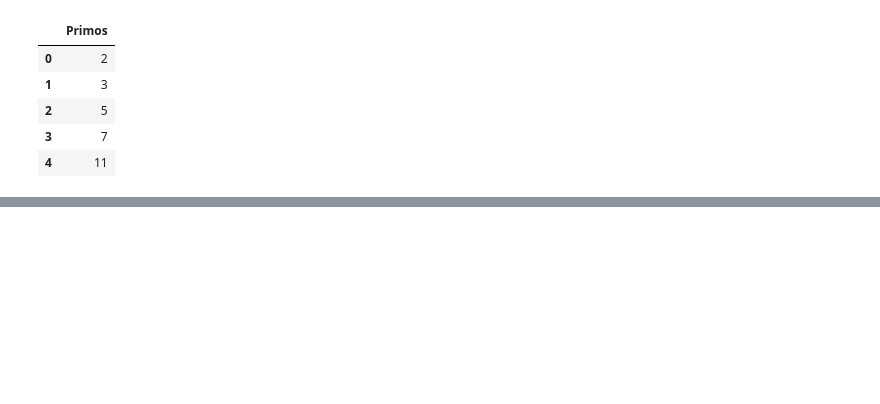
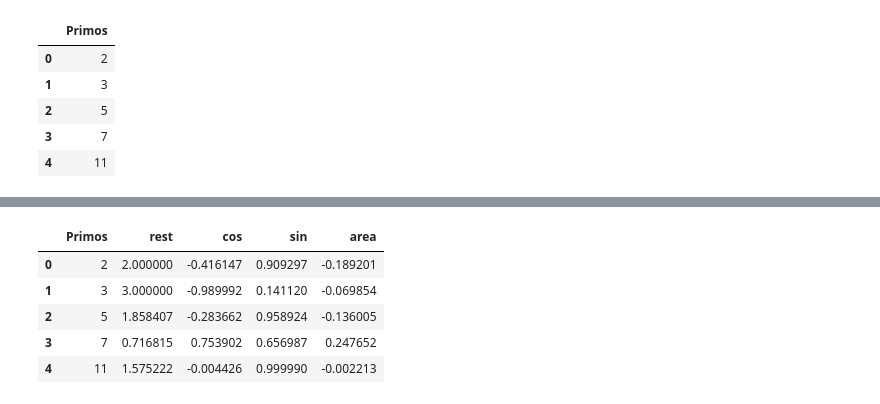
Before and after one commit to edgaracosta888/Proyectos_de_Matematicas, a Jupyter notebook: Numeros_Primos/Aplicaciones.ipynb, the cells around one changed output, grey strips where cells are left out. Drawn from its saved outputs; the diff is of its cells as text; code cells hidden in the pictures; blank space fills up the shorter version.

```diff
--- a/Numeros_Primos/Aplicaciones.ipynb
+++ b/Numeros_Primos/Aplicaciones.ipynb
@@ -33,0 +41,16 @@ suma
+# %%
+
+# ================================================================================================
+# A partir de la ubicación del número primo en el círculo unitario, se puede calcular el área del
+# triángulo formado por el origen, el punto en el círculo unitario y el eje x.
+# ================================================================================================
+
+df_primos['area'] = (df_primos.cos * df_primos.sin)/2
+df_primos.head()
+# %% [output]
+|  | Primos | rest | cos | sin | area |
+| 0 | 2 | 2.000000 | -0.416147 | 0.909297 | -0.189201 |
+| 1 | 3 | 3.000000 | -0.989992 | 0.141120 | -0.069854 |
+| 2 | 5 | 1.858407 | -0.283662 | 0.958924 | -0.136005 |
+| 3 | 7 | 0.716815 | 0.753902 | 0.656987 | 0.247652 |
+| 4 | 11 | 1.575222 | -0.004426 | 0.999990 | -0.002213 |
```
Also changed, not shown: parts of 10 cells of this notebook.
